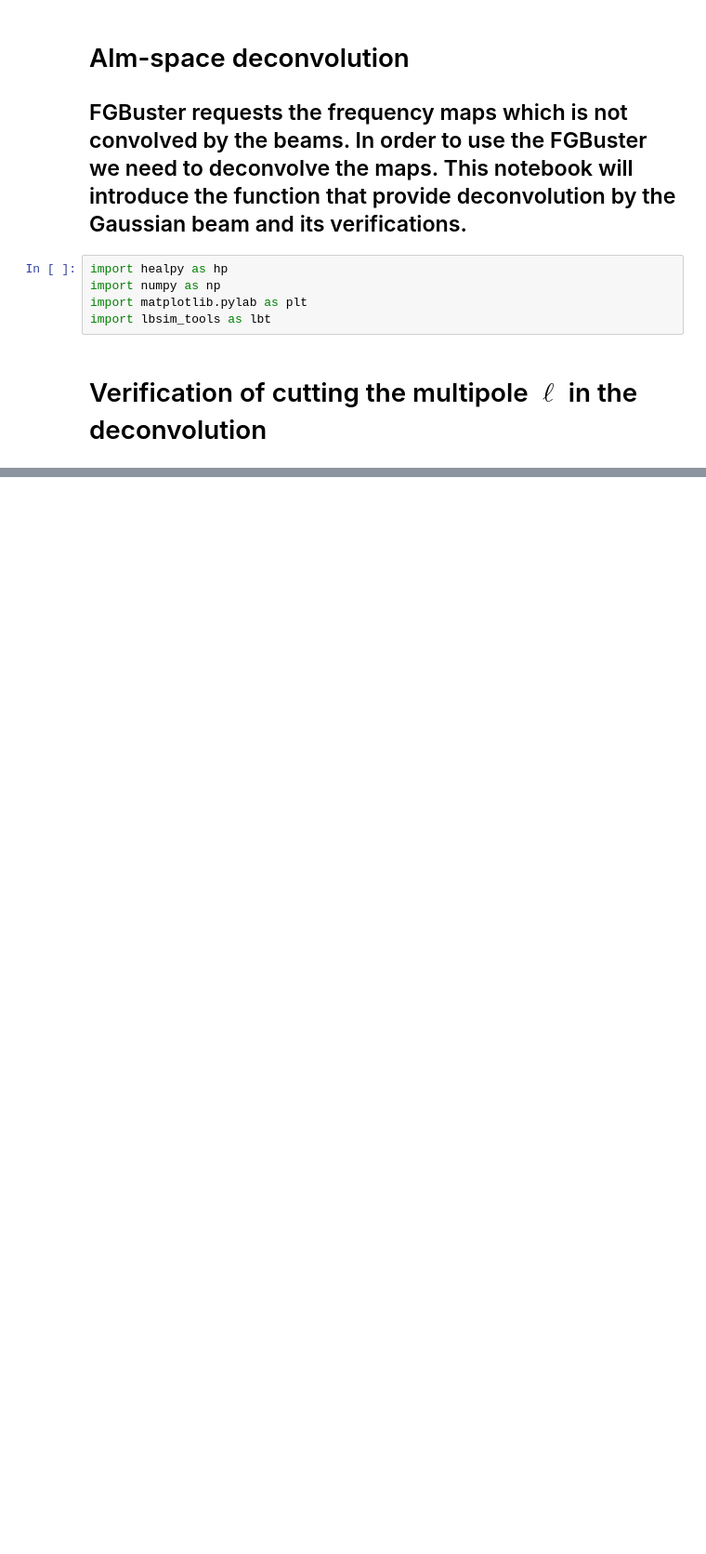
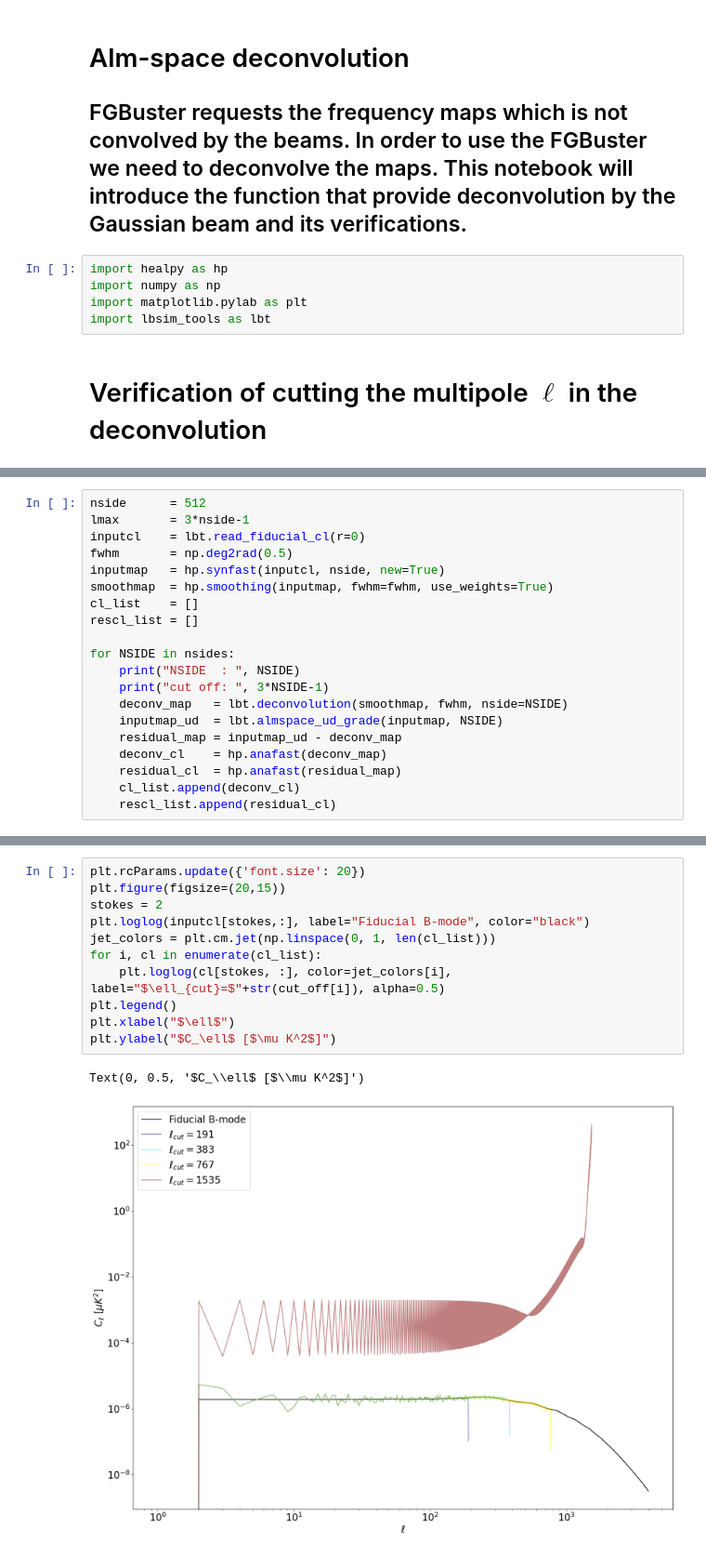
Before and after one commit to yusuke-takase/lbsim_tools, a Jupyter notebook: notebooks/deconv_verification.ipynb, the cells around one changed output, grey strips where cells are left out. Shown at 93% size. Cells and saved outputs as stored; diff of their text form; blank space fills up the shorter version.

```diff
--- a/notebooks/deconv_verification.ipynb
+++ b/notebooks/deconv_verification.ipynb
@@ -68,0 +72,20 @@ Text(0, 0.5, '$C_\\ell$ [$\\mu K^2$]')
+# %%
+nside      = 512
+lmax       = 3*nside-1
+inputcl    = lbt.read_fiducial_cl(r=0)
+fwhm       = np.deg2rad(0.5)
+inputmap   = hp.synfast(inputcl, nside, new=True)
+smoothmap  = hp.smoothing(inputmap, fwhm=fwhm, use_weights=True)
+cl_list    = []
+rescl_list = []
+
+for NSIDE in nsides:
+    print("NSIDE  : ", NSIDE)
+    print("cut off: ", 3*NSIDE-1)
+    deconv_map   = lbt.deconvolution(smoothmap, fwhm, nside=NSIDE)
+    inputmap_ud  = lbt.almspace_ud_grade(inputmap, NSIDE)
+    residual_map = inputmap_ud - deconv_map
+    deconv_cl    = hp.anafast(deconv_map)
+    residual_cl  = hp.anafast(residual_map)
+    cl_list.append(deconv_cl)
+    rescl_list.append(residual_cl)
@@ -68,0 +101,14 @@ Text(0, 0.5, '$C_\\ell$ [$\\mu K^2$]')
+# %%
+plt.rcParams.update({'font.size': 20})
+plt.figure(figsize=(20,15))
+stokes = 2
+plt.loglog(inputcl[stokes,:], label="Fiducial B-mode", color="black")
+jet_colors = plt.cm.jet(np.linspace(0, 1, len(cl_list)))
+for i, cl in enumerate(cl_list):
+    plt.loglog(cl[stokes, :], color=jet_colors[i], label="$\ell_{cut}=$"+str(cut_off[i]), alpha=0.5)
+plt.legend()
+plt.xlabel("$\ell$")
+plt.ylabel("$C_\ell$ [$\mu K^2$]")
+# %% [output]
+Text(0, 0.5, '$C_\\ell$ [$\\mu K^2$]')
+[figure, added]
```
Also changed, not shown: parts of 8 cells of this notebook, 3 other files.
